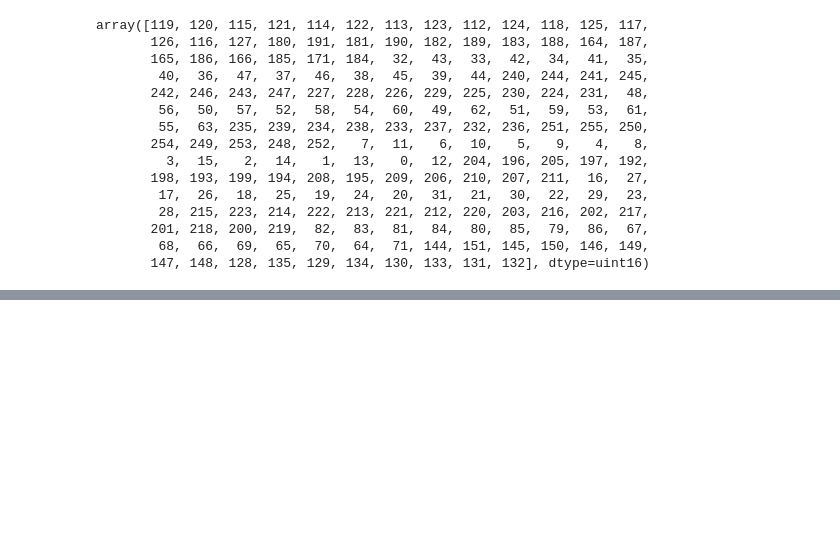
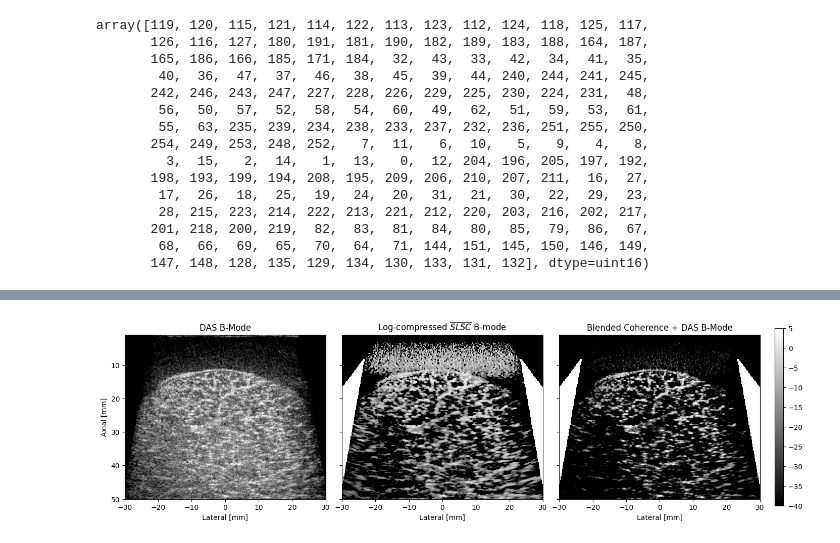
Before and after one commit to wewightman/pycbf, a Jupyter notebook: examples/develop_coherence_beamforming.ipynb, the cells around one changed output, grey strips where cells are left out. Saved outputs shown, nothing was run; the diff lists cells and outputs as text; code cells hidden in the pictures; blank space fills up the shorter version.

```diff
--- a/examples/develop_coherence_beamforming.ipynb
+++ b/examples/develop_coherence_beamforming.ipynb
@@ -483,0 +280,33 @@ plt.show()
+# %%
+mask = np.array(locpeak, copy=True).T
+mask[mask<0] = 0
+
+blend = env[::dsfz,::dsfx] * mask
+
+
+fig, axes = plt.subplots(1,3, sharey=True)
+fig.set_layout_engine("constrained")
+fig.set_size_inches(14, 4)
+
+ax=axes[0]
+logged = 20*np.log10(env/np.nanpercentile(env, 99) + 1E-60)
+ax.imshow(logged, cmap='gray', vmin=-40, vmax=5, extent=ex_axlat)
+ax.set_ylabel("Axial [mm]")
+ax.set_xlabel("Lateral [mm]")
+ax.set_title("DAS B-Mode")
+
+ax=axes[1]
+logged = 20*np.log10(mask/np.nanpercentile(mask, 99) + 1E-60)
+ax.imshow(logged, cmap='gray', vmin=-40, vmax=5, extent=ex_axlat)
+ax.set_xlabel("Lateral [mm]")
+ax.set_title("Log-compressed $\\overline{SLSC}$ B-mode")
+
+ax=axes[2]
+logged = 20*np.log10(blend/np.nanpercentile(blend, 99) + 1E-60)
+im = ax.imshow(logged, cmap='gray', vmin=-40, vmax=5, extent=ex_axlat)
+ax.set_xlabel("Lateral [mm]")
+ax.set_title("Blended Coherence + DAS B-Mode")
+plt.colorbar(im, ax=ax)
+plt.show()
+# %% [output]
+[figure, added]
```
Also changed, not shown: parts of 20 cells of this notebook.
